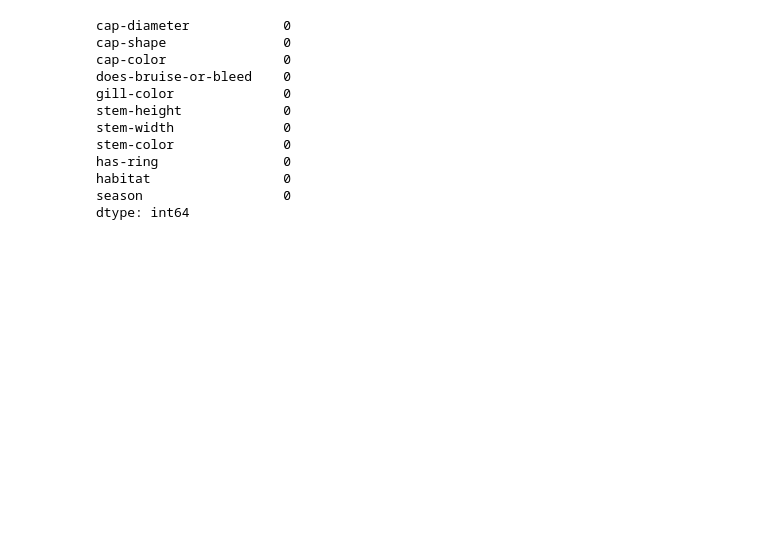
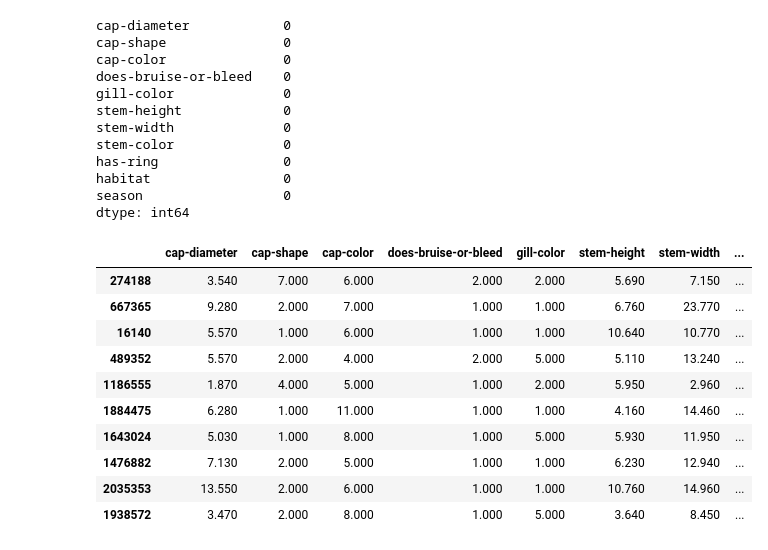
Before and after one commit to th4ruka/machine-learning, a Jupyter notebook: kaggle/competitions/Binary_Prediction_of_Poisonous_Mushrooms/001_mushroom_classifier.ipynb, the cells around one changed output. Cells and saved outputs as stored; diff of their text form; code cells hidden in the pictures; blank space fills up the shorter version.

```diff
--- a/kaggle/competitions/Binary_Prediction_of_Poisonous_Mushrooms/001_mushroom_classifier.ipynb
+++ b/kaggle/competitions/Binary_Prediction_of_Poisonous_Mushrooms/001_mushroom_classifier.ipynb
@@ -434 +384,15 @@ X_encoded_submission = oe_submission.fit_transform(X_submission)
+# %%
+X_encoded_submission.sample(10)
+# %% [output]
+|  | cap-diameter | cap-shape | cap-color | does-bruise-or-bleed | gill-color | stem-height | stem-width | ... |
+| 274188 | 3.540 | 7.000 | 6.000 | 2.000 | 2.000 | 5.690 | 7.150 | ... |
+| 667365 | 9.280 | 2.000 | 7.000 | 1.000 | 1.000 | 6.760 | 23.770 | ... |
+| 16140 | 5.570 | 1.000 | 6.000 | 1.000 | 1.000 | 10.640 | 10.770 | ... |
+| 489352 | 5.570 | 2.000 | 4.000 | 2.000 | 5.000 | 5.110 | 13.240 | ... |
+| 1186555 | 1.870 | 4.000 | 5.000 | 1.000 | 2.000 | 5.950 | 2.960 | ... |
+| 1884475 | 6.280 | 1.000 | 11.000 | 1.000 | 1.000 | 4.160 | 14.460 | ... |
+| 1643024 | 5.030 | 1.000 | 8.000 | 1.000 | 5.000 | 5.930 | 11.950 | ... |
+| 1476882 | 7.130 | 2.000 | 5.000 | 1.000 | 1.000 | 6.230 | 12.940 | ... |
+| 2035353 | 13.550 | 2.000 | 6.000 | 1.000 | 1.000 | 10.760 | 14.960 | ... |
+| 1938572 | 3.470 | 2.000 | 8.000 | 1.000 | 5.000 | 3.640 | 8.450 | ... |
 # %%
```
Also changed, not shown: parts of 23 cells of this notebook.
